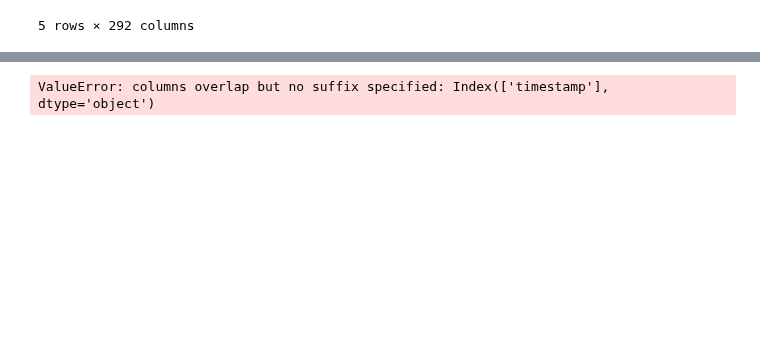
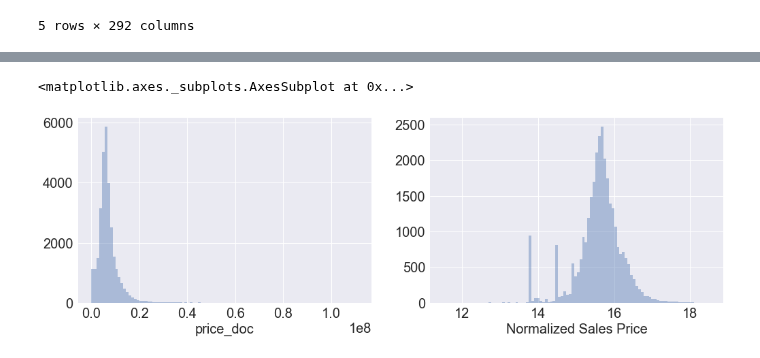
Before and after one commit to sominw/Kaggle, a Jupyter notebook: Russian Housing Market/First_Start.ipynb, the cells around one changed output, grey strips where cells are left out. Cells and saved outputs as stored; diff of their text form; code cells hidden in the pictures; blank space fills up the shorter version.

```diff
--- a/Russian Housing Market/First_Start.ipynb
+++ b/Russian Housing Market/First_Start.ipynb
@@ -32,5 +30,7 @@ test_df.head()
-# %%
-train_df = train_df.join(macro_df,how='left',on='timestamp')
-train_df.head()
-# %% [output]
-ValueError: columns overlap but no suffix specified: Index(['timestamp'], dtype='object')
+# %%
+figure, (ax1, ax2) = plt.subplots(1,2,figsize = (17,5))
+sns.distplot(train_df['price_doc'], kde = False, ax = ax1, bins = 100)
+sns.distplot(np.log1p(train_df["price_doc"]), kde = False, axlabel = 'Normalized Sales Price', ax = ax2, bins = 100)
+# %% [output]
+<matplotlib.axes._subplots.AxesSubplot at 0x...>
+[figure, added]
```
Also changed, not shown: parts of 12 cells of this notebook, 1 other file.
